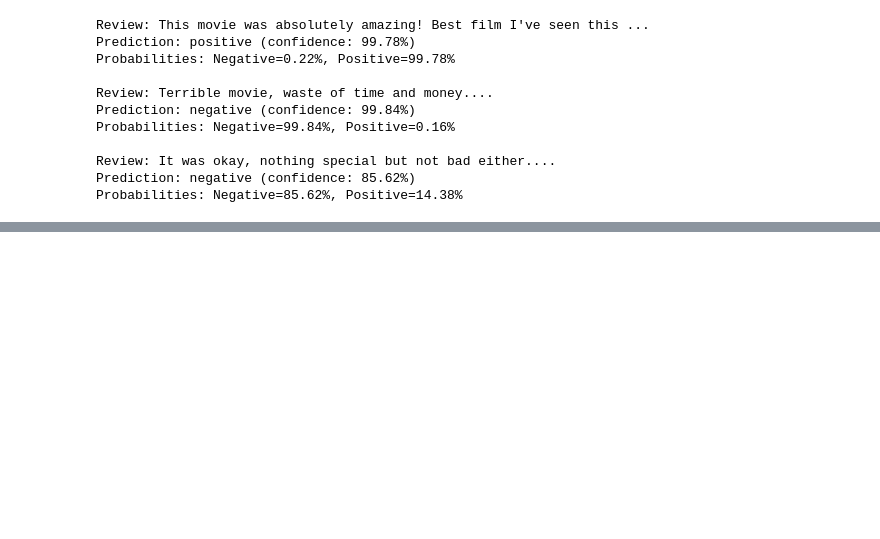
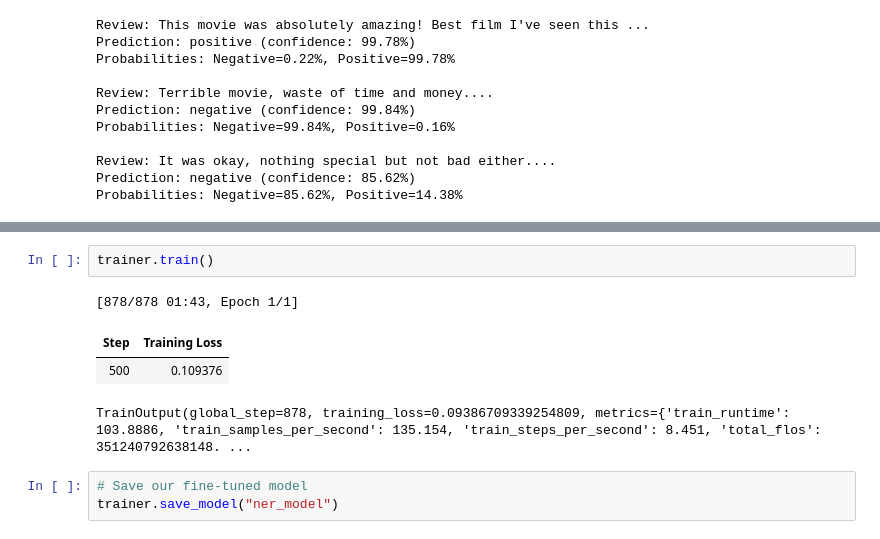
Before and after one commit to bilalox-billy/LLMs-Handson, a Jupyter notebook: notebooks/chapter11.ipynb, the cells around one changed output, grey strips where cells are left out. Saved outputs shown, nothing was run; the diff lists cells and outputs as text; blank space fills up the shorter version.

```diff
--- a/notebooks/chapter11.ipynb
+++ b/notebooks/chapter11.ipynb
@@ -760,0 +1032,10 @@ Probabilities: Negative=85.62%, Positive=14.38%
+# %%
+trainer.train()
+# %% [output]
+[878/878 01:43, Epoch 1/1]
+| Step | Training Loss |
+| 500 | 0.109376 |
+TrainOutput(global_step=878, training_loss=0.09386709339254809, metrics={'train_runtime': 103.8886, 'train_samples_per_second': 135.154, 'train_steps_per_second': 8.451, 'total_flos': 351240792638148. ...
+# %%
+# Save our fine-tuned model
+trainer.save_model("ner_model")
```
Also changed, not shown: parts of 25 cells of this notebook, 6 other files.
